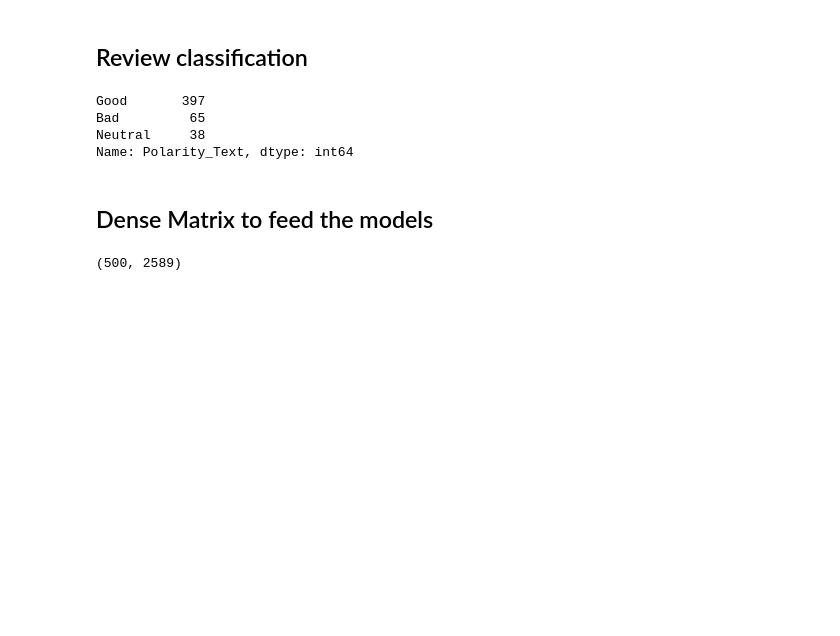
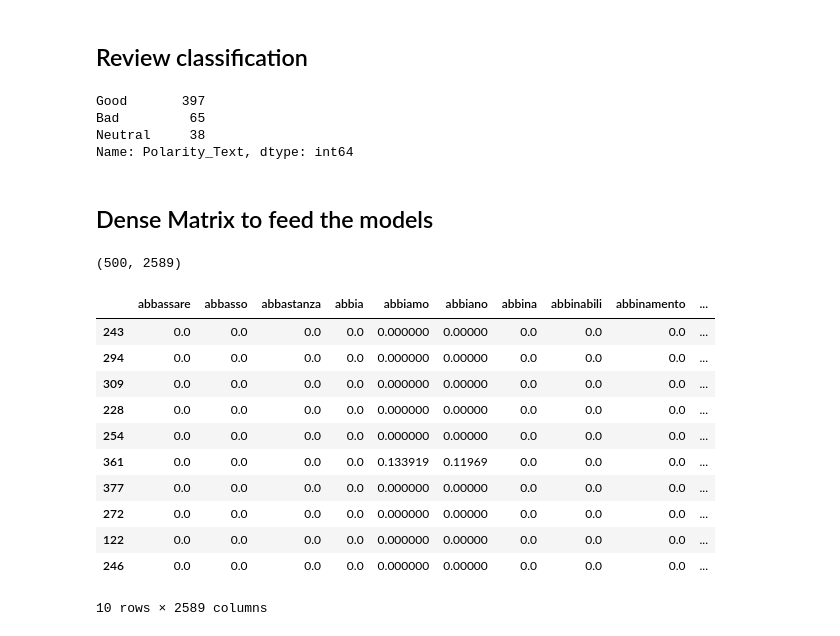
Before and after one commit to riccardo-borgo/Sentiment-Analysis-Amazon, a Jupyter notebook: sentiment_analysis.ipynb, the cells around one changed output. Drawn from its saved outputs; the diff is of its cells as text; code cells hidden in the pictures; blank space fills up the shorter version.

```diff
--- a/sentiment_analysis.ipynb
+++ b/sentiment_analysis.ipynb
@@ -145,6 +144,21 @@ sparse_matrix['Polarity_Text'] = list_polarity
 sparse_matrix.shape
 # %% [output]
 (500, 2589)
+# %%
+sparse_matrix.sample(10)
+# %% [output]
+|  | abbassare | abbasso | abbastanza | abbia | abbiamo | abbiano | abbina | abbinabili | abbinamento | ... |
+| 243 | 0.0 | 0.0 | 0.0 | 0.0 | 0.000000 | 0.00000 | 0.0 | 0.0 | 0.0 | ... |
+| 294 | 0.0 | 0.0 | 0.0 | 0.0 | 0.000000 | 0.00000 | 0.0 | 0.0 | 0.0 | ... |
+| 309 | 0.0 | 0.0 | 0.0 | 0.0 | 0.000000 | 0.00000 | 0.0 | 0.0 | 0.0 | ... |
+| 228 | 0.0 | 0.0 | 0.0 | 0.0 | 0.000000 | 0.00000 | 0.0 | 0.0 | 0.0 | ... |
+| 254 | 0.0 | 0.0 | 0.0 | 0.0 | 0.000000 | 0.00000 | 0.0 | 0.0 | 0.0 | ... |
+| 361 | 0.0 | 0.0 | 0.0 | 0.0 | 0.133919 | 0.11969 | 0.0 | 0.0 | 0.0 | ... |
+| 377 | 0.0 | 0.0 | 0.0 | 0.0 | 0.000000 | 0.00000 | 0.0 | 0.0 | 0.0 | ... |
+| 272 | 0.0 | 0.0 | 0.0 | 0.0 | 0.000000 | 0.00000 | 0.0 | 0.0 | 0.0 | ... |
+| 122 | 0.0 | 0.0 | 0.0 | 0.0 | 0.000000 | 0.00000 | 0.0 | 0.0 | 0.0 | ... |
+| 246 | 0.0 | 0.0 | 0.0 | 0.0 | 0.000000 | 0.00000 | 0.0 | 0.0 | 0.0 | ... |
+10 rows × 2589 columns
 # %%
 df.to_csv('data_final.csv', index=False)
 # %%
```
Also changed, not shown: parts of 1 cell of this notebook, 1 other file.
